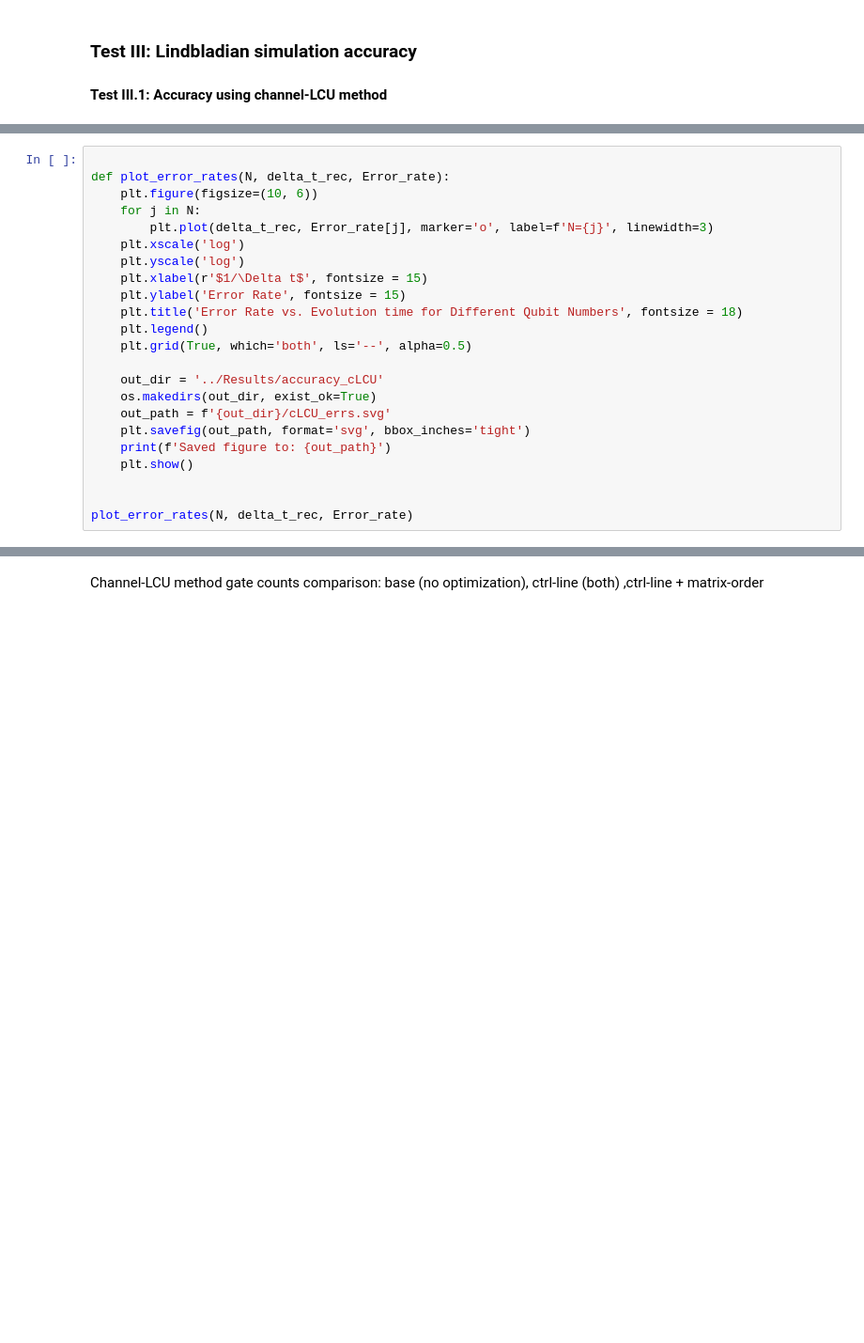
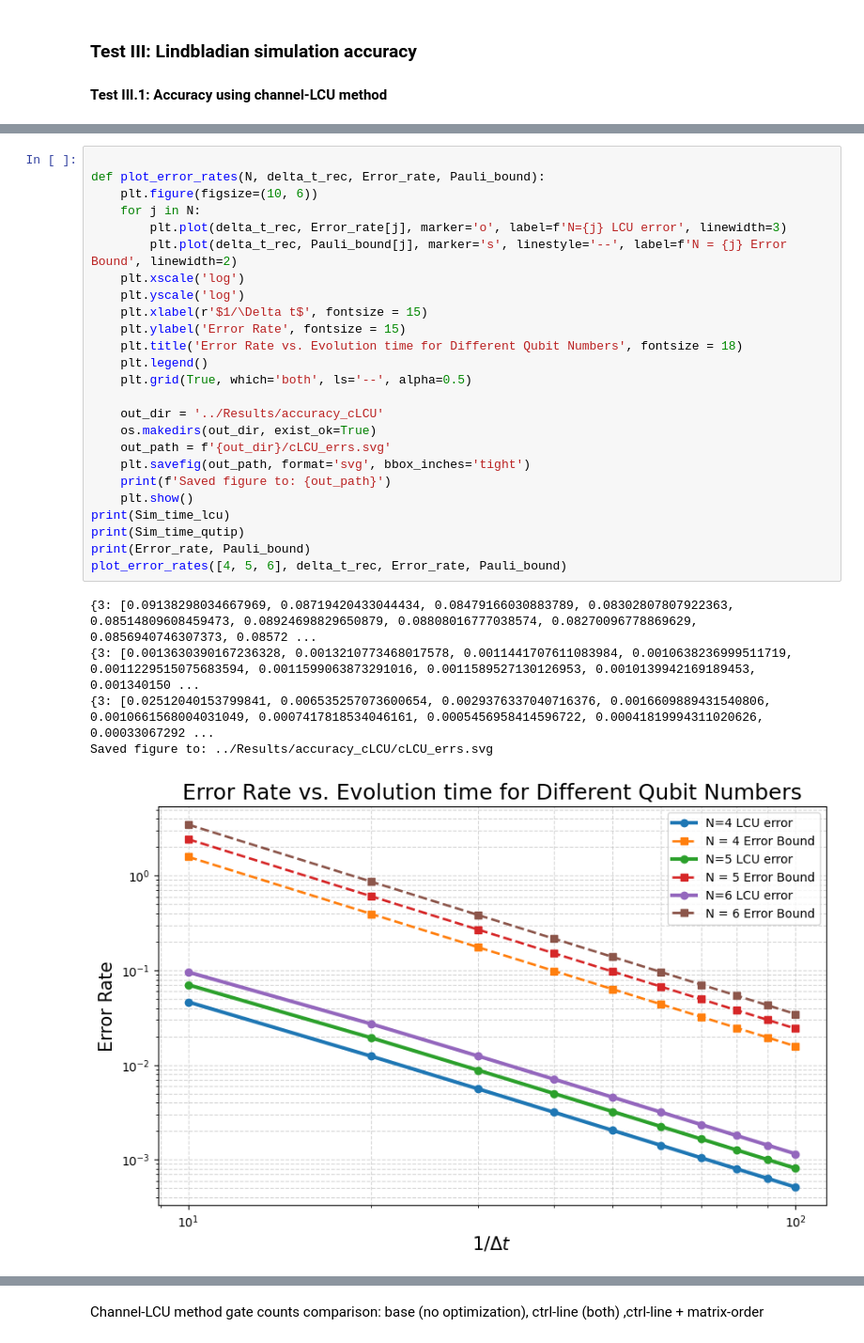
Before and after one commit to Chesterhuang1999/Lindbladian_compilation, a Jupyter notebook: src/evaluate.ipynb, the cells around one changed output, grey strips where cells are left out. Shown at 94% size. Cells and saved outputs as stored; diff of their text form; blank space fills up the shorter version.

```diff
--- a/src/evaluate.ipynb
+++ b/src/evaluate.ipynb
@@ -268,23 +293,31 @@ delta_t=0.050000 | LCU err: 0.01242826
 # %%
 
-def plot_error_rates(N, delta_t_rec, Error_rate):
+def plot_error_rates(N, delta_t_rec, Error_rate, Pauli_bound):
     plt.figure(figsize=(10, 6))
     for j in N:
-        plt.plot(delta_t_rec, Error_rate[j], marker='o', label=f'N={j}', linewidth=3)
+        plt.plot(delta_t_rec, Error_rate[j], marker='o', label=f'N={j} LCU error', linewidth=3)
+        plt.plot(delta_t_rec, Pauli_bound[j], marker='s', linestyle='--', label=f'N = {j} Error Bound', linewidth=2)
     plt.xscale('log')
     plt.yscale('log')
     plt.xlabel(r'$1/\Delta t$', fontsize = 15)
     plt.ylabel('Error Rate', fontsize = 15)
     plt.title('Error Rate vs. Evolution time for Different Qubit Numbers', fontsize = 18)
     plt.legend()
     plt.grid(True, which='both', ls='--', alpha=0.5)
 
     out_dir = '../Results/accuracy_cLCU'
     os.makedirs(out_dir, exist_ok=True)
     out_path = f'{out_dir}/cLCU_errs.svg'
     plt.savefig(out_path, format='svg', bbox_inches='tight')
     print(f'Saved figure to: {out_path}')
     plt.show()
-
-
-plot_error_rates(N, delta_t_rec, Error_rate)
+print(Sim_time_lcu)
+print(Sim_time_qutip)
+print(Error_rate, Pauli_bound)
+plot_error_rates([4, 5, 6], delta_t_rec, Error_rate, Pauli_bound)
+# %% [output]
+{3: [0.09138298034667969, 0.08719420433044434, 0.08479166030883789, 0.08302807807922363, 0.08514809608459473, 0.08924698829650879, 0.08808016777038574, 0.08270096778869629, 0.0856940746307373, 0.08572 ...
+{3: [0.0013630390167236328, 0.0013210773468017578, 0.0011441707611083984, 0.0010638236999511719, 0.0011229515075683594, 0.0011599063873291016, 0.0011589527130126953, 0.0010139942169189453, 0.001340150 ...
+{3: [0.02512040153799841, 0.006535257073600654, 0.0029376337040716376, 0.0016609889431540806, 0.0010661568004031049, 0.0007417818534046161, 0.0005456958414596722, 0.00041819994311020626, 0.00033067292 ...
+Saved figure to: ../Results/accuracy_cLCU/cLCU_errs.svg
+[figure, added]
```
Also changed, not shown: parts of 16 cells of this notebook, 5 other files.
